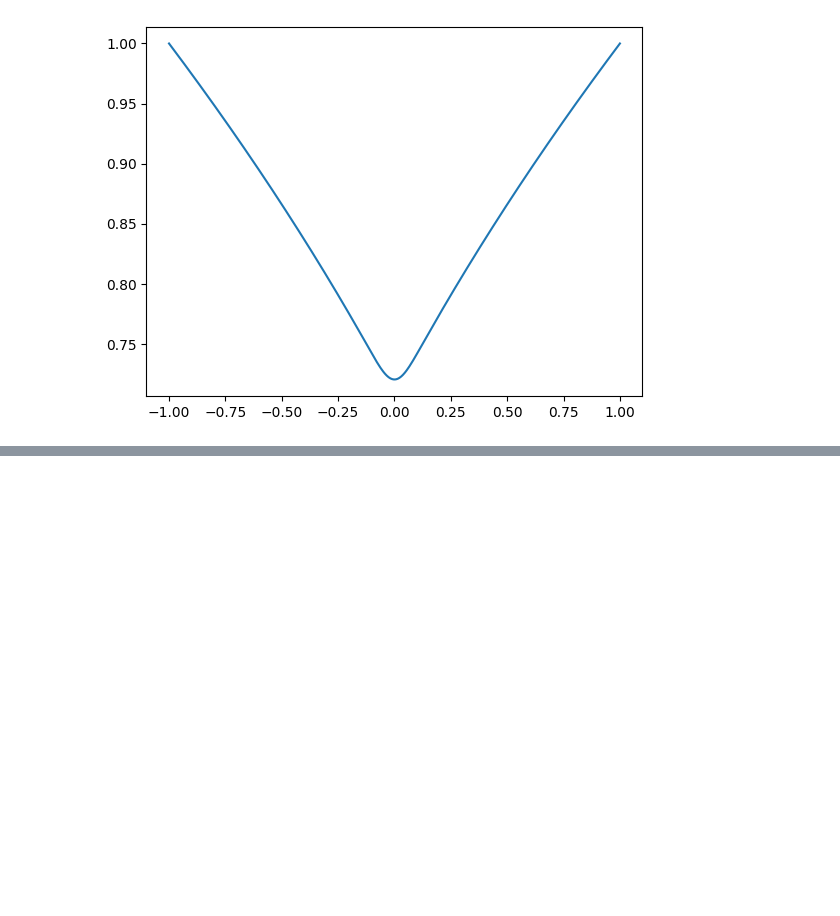
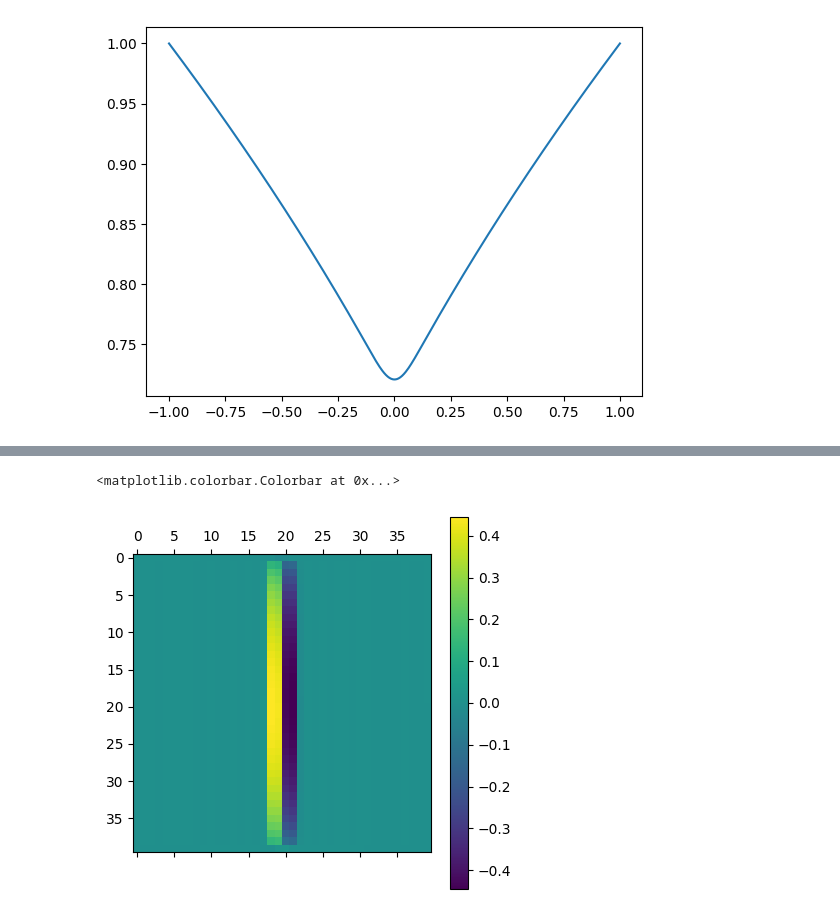
Before and after one commit to ichuang/pyqsp, a Jupyter notebook: test_notebook.ipynb, the cells around one changed output, grey strips where cells are left out. Cells and saved outputs as stored; diff of their text form; code cells hidden in the pictures; blank space fills up the shorter version.

```diff
--- a/test_notebook.ipynb
+++ b/test_notebook.ipynb
@@ -123,0 +135,6 @@ plt.matshow(np.real(data_mult))
+# %%
+plt.matshow(np.real(np.array(data) - np.array(data_mult)))
+plt.colorbar()
+# %% [output]
+<matplotlib.colorbar.Colorbar at 0x...>
+[figure, added]
```
Also changed, not shown: parts of 7 cells of this notebook.
